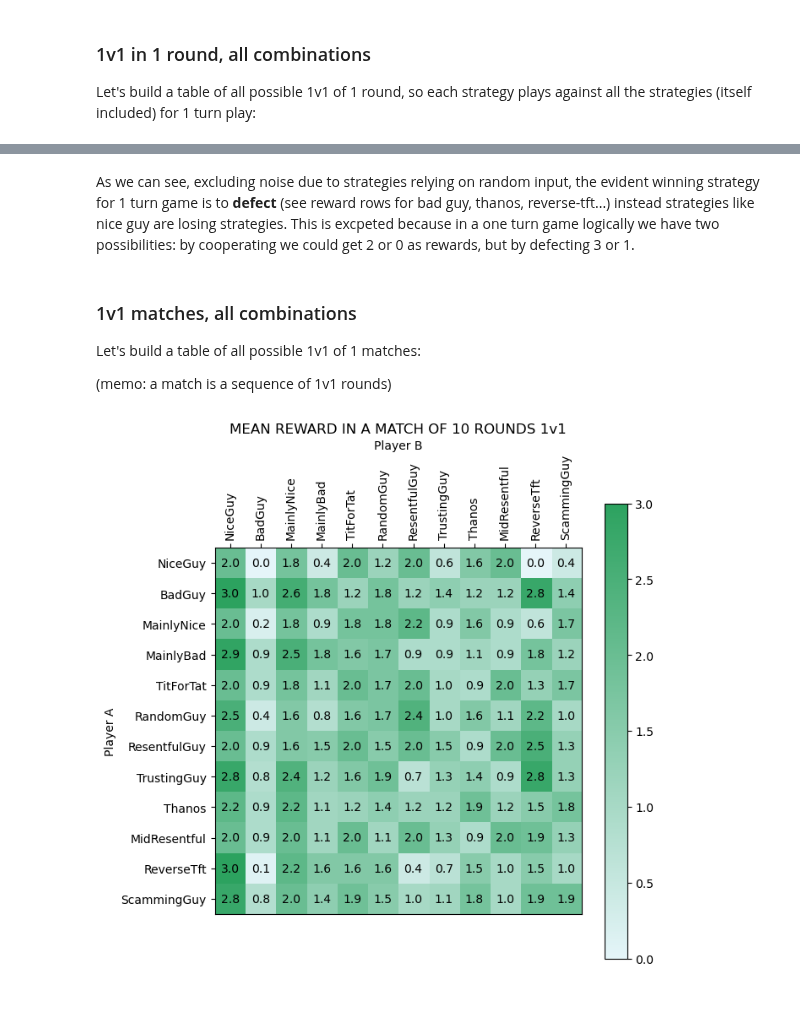
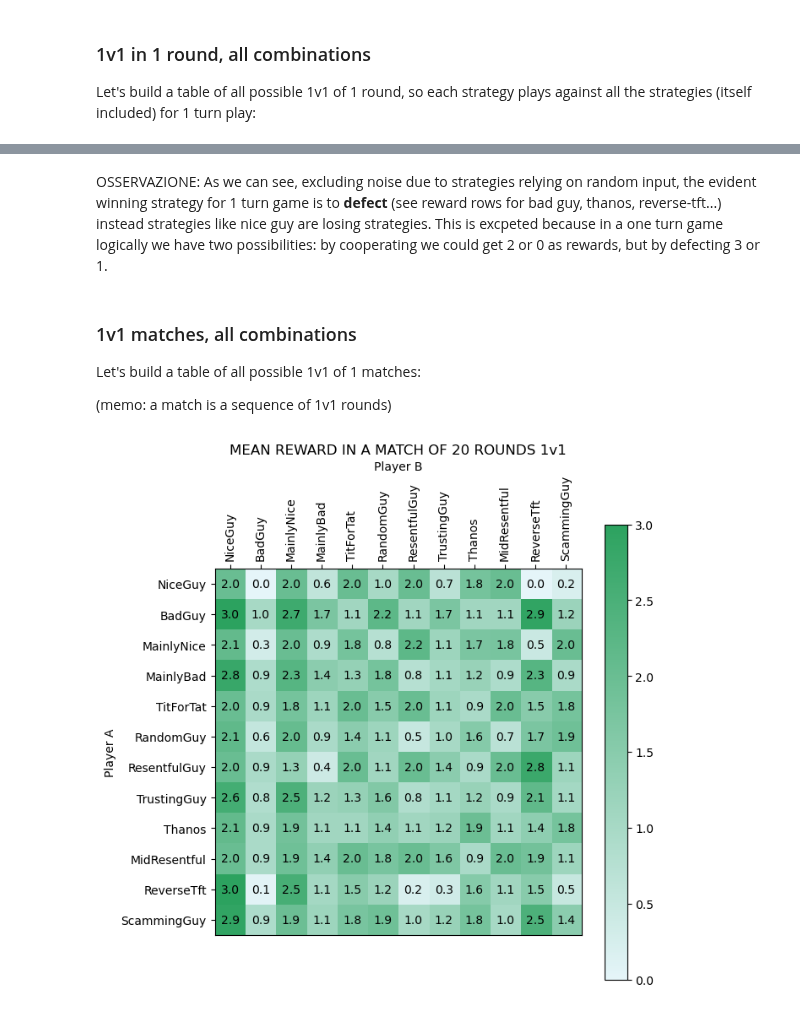
Before and after one commit to LeoPi314/LCP_projects_Y7_Group_4, a Jupyter notebook: round.ipynb, the cells around one changed output, grey strips where cells are left out. Cells and saved outputs as stored; diff of their text form; code cells hidden in the pictures.

```diff
--- a/round.ipynb
+++ b/round.ipynb
@@ -313,43 +313,43 @@ plt.show()
 # %% [markdown]
-As we can see, excluding noise due to strategies relying on random input, the evident winning strategy for 1 turn game is to **defect** (see reward rows for bad guy, thanos, reverse-tft...) instead strategies like nice guy are losing strategies. This is excpeted because in a one turn game logically we have two possibilities: by cooperating we could get 2 or 0 as rewards, but by defecting 3 or 1.
+OSSERVAZIONE: As we can see, excluding noise due to strategies relying on random input, the evident winning strategy for 1 turn game is to **defect** (see reward rows for bad guy, thanos, reverse-tft...) instead strategies like nice guy are losing strategies. This is excpeted because in a one turn game logically we have two possibilities: by cooperating we could get 2 or 0 as rewards, but by defecting 3 or 1.
 # %% [markdown]
 ### 1v1 matches, all combinations
 Let's build a table of all possible 1v1 of 1 matches:
 
 (memo: a match is a sequence of 1v1 rounds)
+# %%
+N = 20        # number of rounds
 # %%
-N = 10        # number of rounds
-
 table_rewards = []               # let's initialize the matrix of rewards of 1v1 rounds for all strategies: dim=(num_strateg)x(num_strateg)
 table_partial_rewards = []       # matrix of partial rewards, for the graphs. dim=(num_strateg)x(num_strateg)xNx2
 
 # cycle over all strategies:
 for i, key_1 in enumerate(strategies):
     table_rewards.append([])             # I add a row for each  strategy
     table_partial_rewards.append([])
     for j, key_2 in enumerate(strategies):
         rew = match(key_1, key_2, N, M = Payoff )   # memo: it returns a chronological list of partial rewards
         table_rewards[i].append(rew[-1][0]/N)       # "/N" for normalization  !!!!!!!!!!!!!!!!!!!!!!!!!!!!!!!!!!!!!!!!!!!
         table_partial_rewards[i].append(rew)
 # debug:
 # print(table_rewards)
 
 
 # PLOT of matches rewards (as before):
 fig, ax = plt.subplots(1, 1 ,figsize=(7,7))
 graph = ax.imshow(table_rewards, cmap=custom_cmap)
 plt.colorbar(graph)
 plt.xticks( ticks=np.arange(len(strategy_names)), labels=strategy_names, rotation=90 )
 plt.yticks( ticks=np.arange(len(strategy_names)), labels=strategy_names)
 ax.xaxis.set_label_position('top')
 ax.xaxis.tick_top()
 # Inseriamo i valori nelle celle:
 for i in range(len(strategy_names)):
     for j in range(len(strategy_names)):
         plt.text(j, i, f"{table_rewards[i][j]:.1f}", ha='center', va='center', color='black')
 plt.title(f"MEAN REWARD IN A MATCH OF {N} ROUNDS 1v1")
 plt.xlabel("Player B")
 plt.ylabel("Player A")
 plt.show()
 # %% [output]
-[figure, old version]
+[figure, new version]
```
Also changed, not shown: parts of 9 cells of this notebook.
